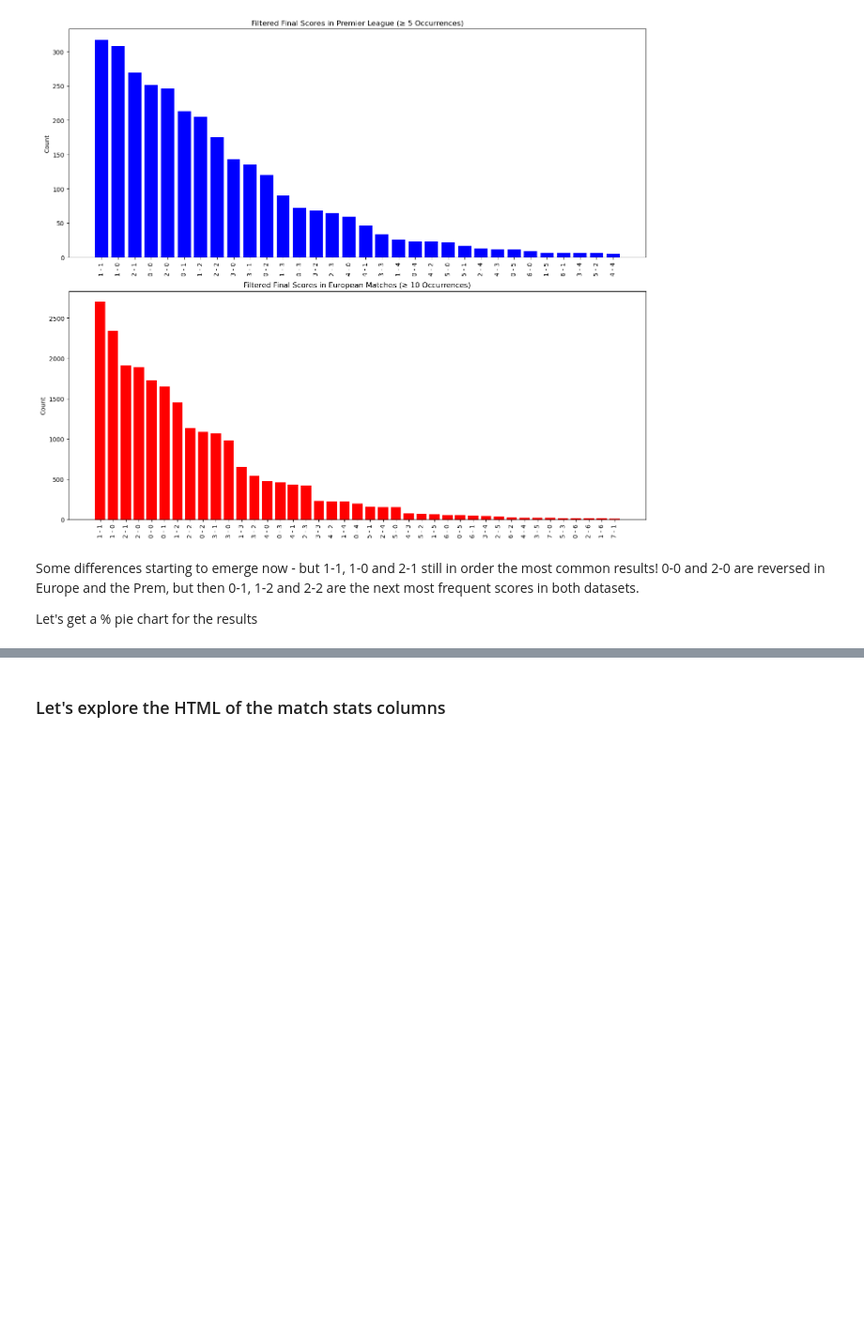
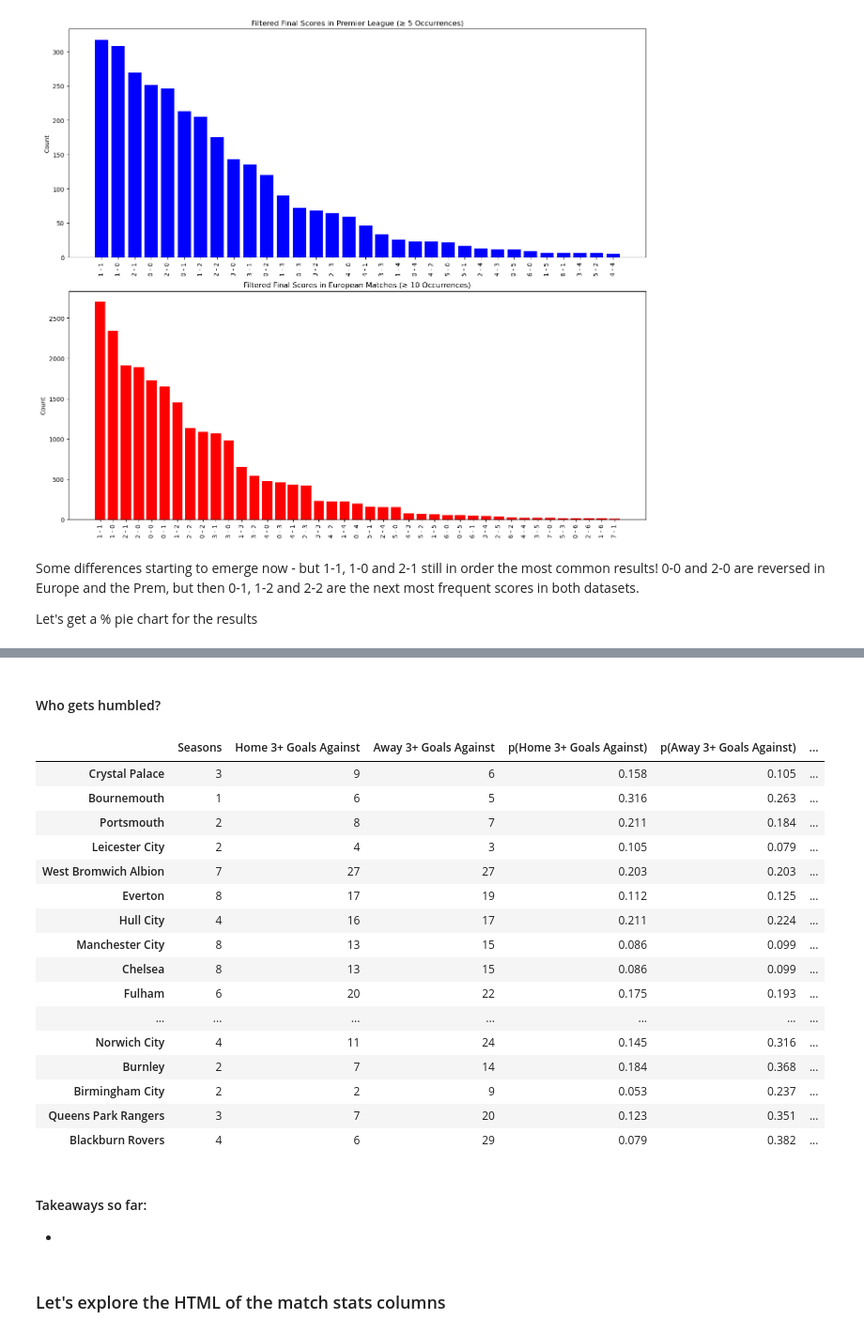
Before and after one commit to tjjdoherty/football-project-mvp, a Jupyter notebook: intro_clean_eda.ipynb, the cells around one changed output, grey strips where cells are left out. Shown at 94% size. Cells and saved outputs as stored; diff of their text form; code cells hidden in the pictures; blank space fills up the shorter version.

```diff
--- a/intro_clean_eda.ipynb
+++ b/intro_clean_eda.ipynb
@@ -569,3 +818,31 @@ european_pie.show()
+# %% [markdown]
+#### Who gets humbled?
+# %%
+# order the teams by the difference column
+three_goals_ga = three_goals[['Seasons', 'Home 3+ Goals Against', 'Away 3+ Goals Against', 'p(Home 3+ Goals Against)', 'p(Away 3+ Goals Against)', 'Difference GA']].sort_values(by='Difference GA', ascending=False)
+three_goals_ga
+# %% [output]
+|  | Seasons | Home 3+ Goals Against | Away 3+ Goals Against | p(Home 3+ Goals Against) | p(Away 3+ Goals Against) | ... |
+| Crystal Palace | 3 | 9 | 6 | 0.158 | 0.105 | ... |
+| Bournemouth | 1 | 6 | 5 | 0.316 | 0.263 | ... |
+| Portsmouth | 2 | 8 | 7 | 0.211 | 0.184 | ... |
+| Leicester City | 2 | 4 | 3 | 0.105 | 0.079 | ... |
+| West Bromwich Albion | 7 | 27 | 27 | 0.203 | 0.203 | ... |
+| Everton | 8 | 17 | 19 | 0.112 | 0.125 | ... |
+| Hull City | 4 | 16 | 17 | 0.211 | 0.224 | ... |
+| Manchester City | 8 | 13 | 15 | 0.086 | 0.099 | ... |
+| Chelsea | 8 | 13 | 15 | 0.086 | 0.099 | ... |
+| Fulham | 6 | 20 | 22 | 0.175 | 0.193 | ... |
+| ... | ... | ... | ... | ... | ... | ... |
+| Norwich City | 4 | 11 | 24 | 0.145 | 0.316 | ... |
+| Burnley | 2 | 7 | 14 | 0.184 | 0.368 | ... |
+| Birmingham City | 2 | 2 | 9 | 0.053 | 0.237 | ... |
+| Queens Park Rangers | 3 | 7 | 20 | 0.123 | 0.351 | ... |
+| Blackburn Rovers | 4 | 6 | 29 | 0.079 | 0.382 | ... |
+# %% [markdown]
+#### Takeaways so far:
+
+-
 # %% [markdown]
 ### Let's explore the HTML of the match stats columns
 # %%
```
Also changed, not shown: parts of 42 cells of this notebook.
